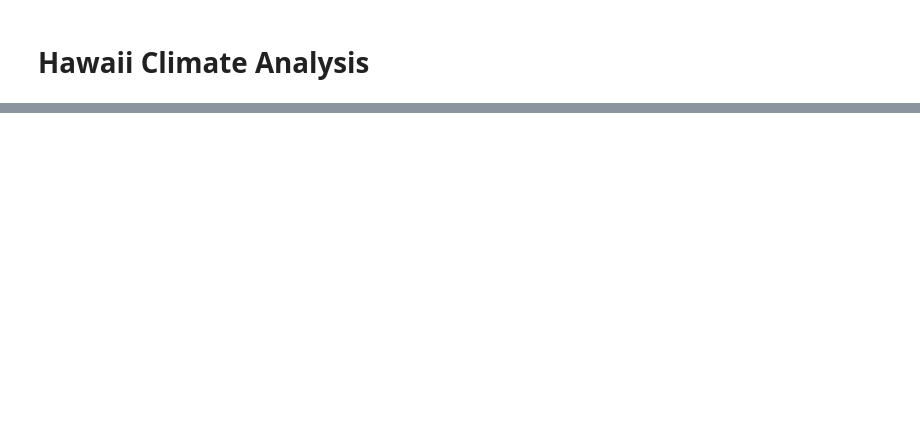
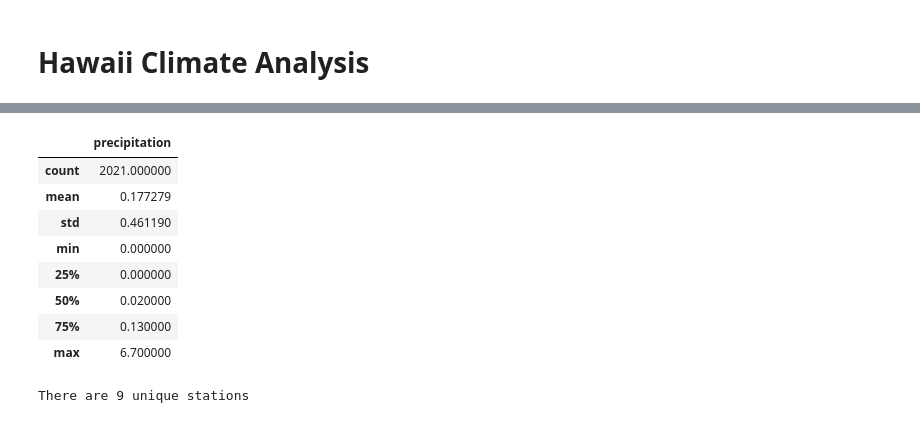
Before and after one commit to DaryaRudych/SQL-Python, a Jupyter notebook: SQLAlchemy Climate Analysis.ipynb, the cells around one changed output, grey strips where cells are left out. Saved outputs shown, nothing was run; the diff lists cells and outputs as text; code cells hidden in the pictures; blank space fills up the shorter version.

```diff
--- a/SQLAlchemy Climate Analysis.ipynb
+++ b/SQLAlchemy Climate Analysis.ipynb
@@ -340,0 +49,26 @@ plt.xticks([])
+# %%
+##Designing a query to retrieve the last 12 months of data and loading it into a dataframe.
+#from datetime import datetime
+
+#Finding out the last date in the db
+last_date = session.query(Measurement.date).order_by(Measurement.date.desc()).first()
+last_date = dt.datetime.strptime(last_date.date, "%Y-%m-%d").date()
+print ("Last date:" + " " + str(last_date))
+
+
+#Finding out the date 12 month prior to the last date
+prev_year =  last_date - dt.timedelta(days=365)
+print ("Previous date:" + " " + str(prev_year))
+
+#Performing a query to retrieve precipitation data for the last 12 months and loading it in a df
+df = pd.read_sql(session.query(Measurement.date, Measurement.prcp.label("precipitation")).\
+                 filter(Measurement.date>= prev_year).statement, session.bind)
+
+#Setting the index to the date column
+df.set_index("date", inplace=True)
+
+# Sort the dataframe by date
+df.sort_index(ascending=True, inplace=True)
+df.head()
+
+#### Might be a good idea to drop NaN values: df = df.dropna()###
@@ -340,0 +101,18 @@ plt.xticks([])
+# %%
+df.describe()
+# %% [output]
+|  | precipitation |
+| count | 2021.000000 |
+| mean | 0.177279 |
+| std | 0.461190 |
+| min | 0.000000 |
+| 25% | 0.000000 |
+| 50% | 0.020000 |
+| 75% | 0.130000 |
+| max | 6.700000 |
+# %%
+# How many stations are available in this dataset?
+station_count = session.query(func.count(distinct(Measurement.station))).all()
+print ("There are" + " " + str(station_count[0][0]) + " " + "unique stations")
+# %% [output]
+There are 9 unique stations
```
Also changed, not shown: parts of 52 cells of this notebook.
